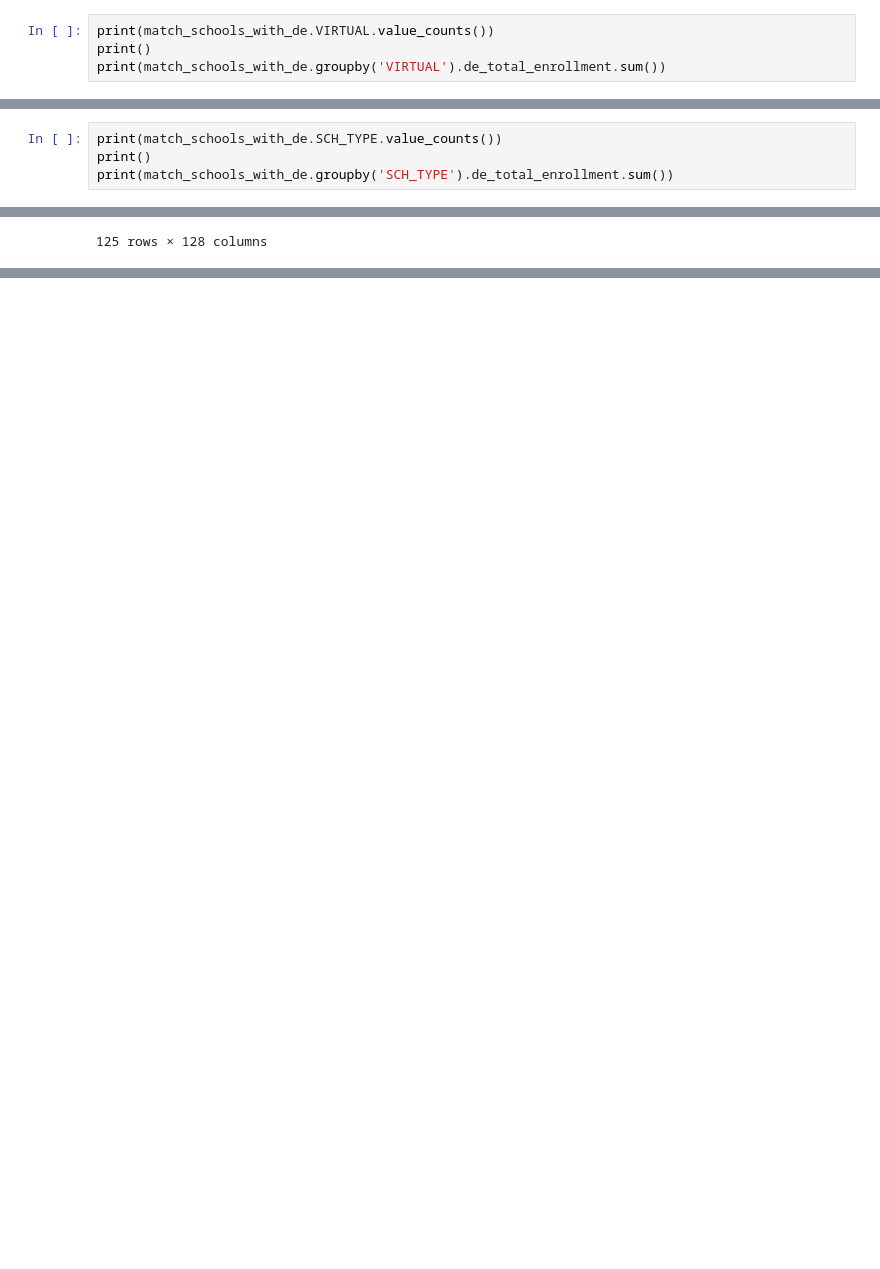
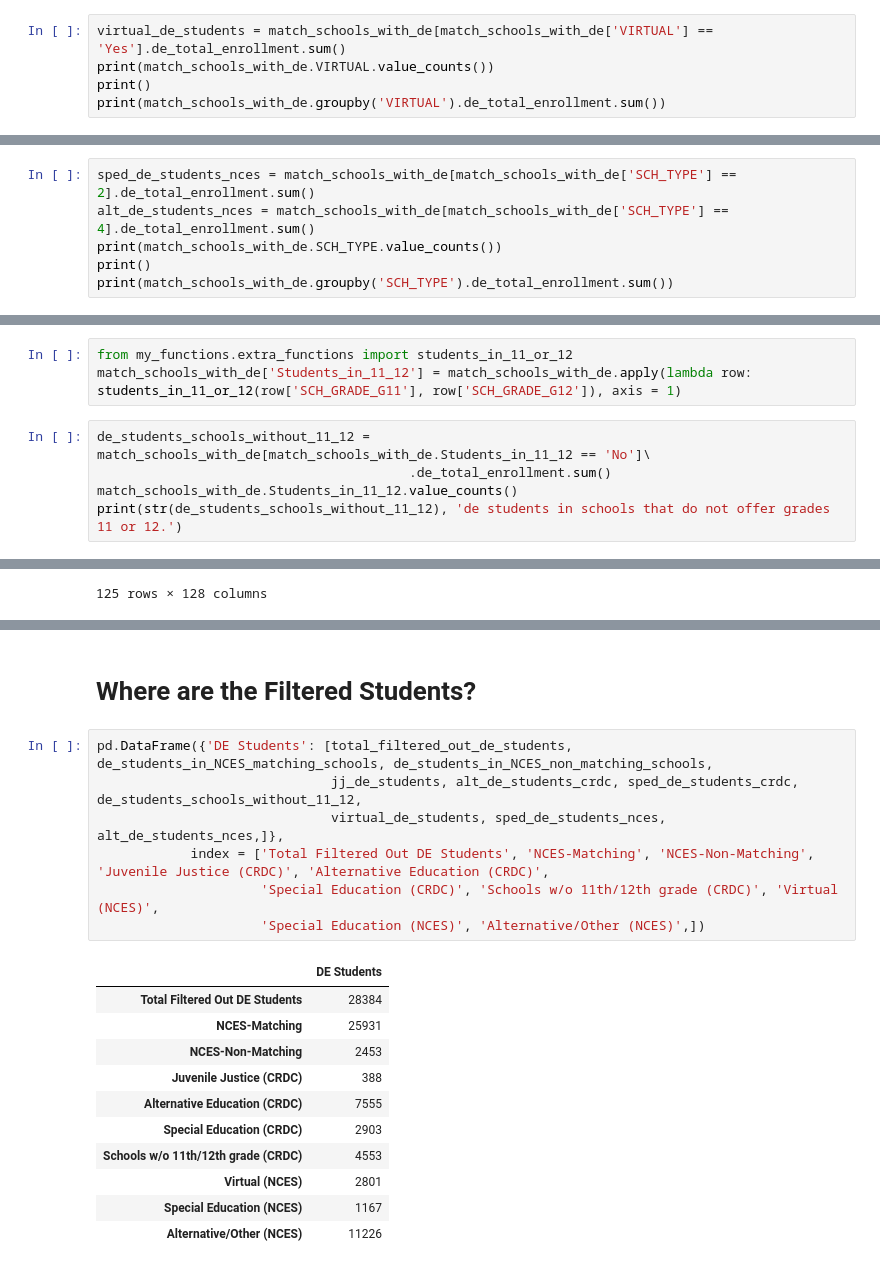
Before and after one commit to oconnoag/nacep_dual_enrollment_analysis, a Jupyter notebook: jupyter_notebooks/04_Filtered_Schools_Analysis.ipynb, the cells around one changed output, grey strips where cells are left out. Saved outputs shown, nothing was run; the diff lists cells and outputs as text; blank space fills up the shorter version.

Commit message:
Changed A lot - Structure of [Flag, DE/AP Only], added Filtered Out School Breakdown in 04, Changed the Enrollment File to use the filtered dataset (and add Locale Breakdowns)

```diff
--- a/jupyter_notebooks/04_Filtered_Schools_Analysis.ipynb
+++ b/jupyter_notebooks/04_Filtered_Schools_Analysis.ipynb
@@ -360,6 +367,7 @@ Name: GSHI, dtype: int64
 # %% [markdown]
 **Virtual Schools**
 # %%
+virtual_de_students = match_schools_with_de[match_schools_with_de['VIRTUAL'] == 'Yes'].de_total_enrollment.sum()
 print(match_schools_with_de.VIRTUAL.value_counts())
 print()
 print(match_schools_with_de.groupby('VIRTUAL').de_total_enrollment.sum())
@@ -378,6 +386,8 @@ Name: de_total_enrollment, dtype: int64
 **School Type**<br>
 1 = Regular school, 2 = Special education school, 3 = Vocational school, 4 = Other/alternative school
 # %%
+sped_de_students_nces = match_schools_with_de[match_schools_with_de['SCH_TYPE'] == 2].de_total_enrollment.sum()
+alt_de_students_nces = match_schools_with_de[match_schools_with_de['SCH_TYPE'] == 4].de_total_enrollment.sum()
 print(match_schools_with_de.SCH_TYPE.value_counts())
 print()
 print(match_schools_with_de.groupby('SCH_TYPE').de_total_enrollment.sum())
@@ -396,0 +409,8 @@ Name: de_total_enrollment, dtype: int64
+# %%
+from my_functions.extra_functions import students_in_11_or_12
+match_schools_with_de['Students_in_11_12'] = match_schools_with_de.apply(lambda row: students_in_11_or_12(row['SCH_GRADE_G11'], row['SCH_GRADE_G12']), axis = 1)
+# %%
+de_students_schools_without_11_12 = match_schools_with_de[match_schools_with_de.Students_in_11_12 == 'No']\
+                                        .de_total_enrollment.sum()
+match_schools_with_de.Students_in_11_12.value_counts()
+print(str(de_students_schools_without_11_12), 'de students in schools that do not offer grades 11 or 12.')
@@ -422,0 +445,21 @@ with pd.option_context('display.max_rows', 125):
+# %% [markdown]
+# Where are the Filtered Students?
+# %%
+pd.DataFrame({'DE Students': [total_filtered_out_de_students, de_students_in_NCES_matching_schools, de_students_in_NCES_non_matching_schools,
+                              jj_de_students, alt_de_students_crdc, sped_de_students_crdc, de_students_schools_without_11_12,
+                              virtual_de_students, sped_de_students_nces, alt_de_students_nces,]},
+            index = ['Total Filtered Out DE Students', 'NCES-Matching', 'NCES-Non-Matching', 'Juvenile Justice (CRDC)', 'Alternative Education (CRDC)',
+                     'Special Education (CRDC)', 'Schools w/o 11th/12th grade (CRDC)', 'Virtual (NCES)',
+                     'Special Education (NCES)', 'Alternative/Other (NCES)',])
+# %% [output]
+|  | DE Students |
+| Total Filtered Out DE Students | 28384 |
+| NCES-Matching | 25931 |
+| NCES-Non-Matching | 2453 |
+| Juvenile Justice (CRDC) | 388 |
+| Alternative Education (CRDC) | 7555 |
+| Special Education (CRDC) | 2903 |
+| Schools w/o 11th/12th grade (CRDC) | 4553 |
+| Virtual (NCES) | 2801 |
+| Special Education (NCES) | 1167 |
+| Alternative/Other (NCES) | 11226 |
```
Also changed, not shown: parts of 9 cells of this notebook, 3 other files.
